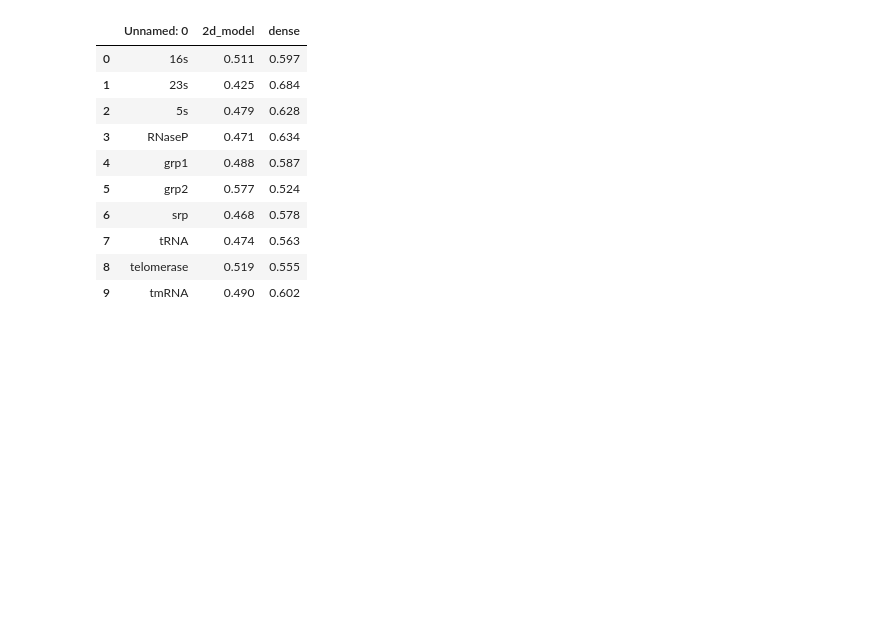
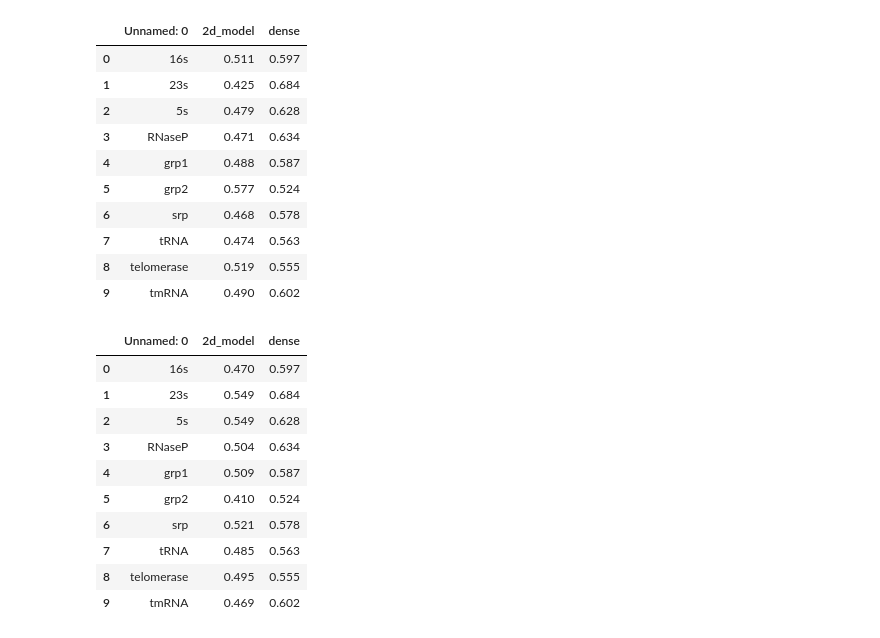
Before and after one commit to james20141606/Deepshape, a Jupyter notebook: jupyter_notebooks/test_models.ipynb, the cells around one changed output. Cells and saved outputs as stored; diff of their text form; code cells hidden in the pictures; blank space fills up the shorter version.

```diff
--- a/jupyter_notebooks/test_models.ipynb
+++ b/jupyter_notebooks/test_models.ipynb
@@ -128,0 +130,14 @@ hist(np.loadtxt('output/acc/acc_unet_cdsstride16_4.2.txt'))
+# %%
+pd.read_csv('output/acc/acc_unet_allstride16_4.3_norestrict')
+# %% [output]
+|  | Unnamed: 0 | 2d_model | dense |
+| 0 | 16s | 0.470 | 0.597 |
+| 1 | 23s | 0.549 | 0.684 |
+| 2 | 5s | 0.549 | 0.628 |
+| 3 | RNaseP | 0.504 | 0.634 |
+| 4 | grp1 | 0.509 | 0.587 |
+| 5 | grp2 | 0.410 | 0.524 |
+| 6 | srp | 0.521 | 0.578 |
+| 7 | tRNA | 0.485 | 0.563 |
+| 8 | telomerase | 0.495 | 0.555 |
+| 9 | tmRNA | 0.469 | 0.602 |
```
Also changed, not shown: parts of 14 cells of this notebook, 7 other files.
